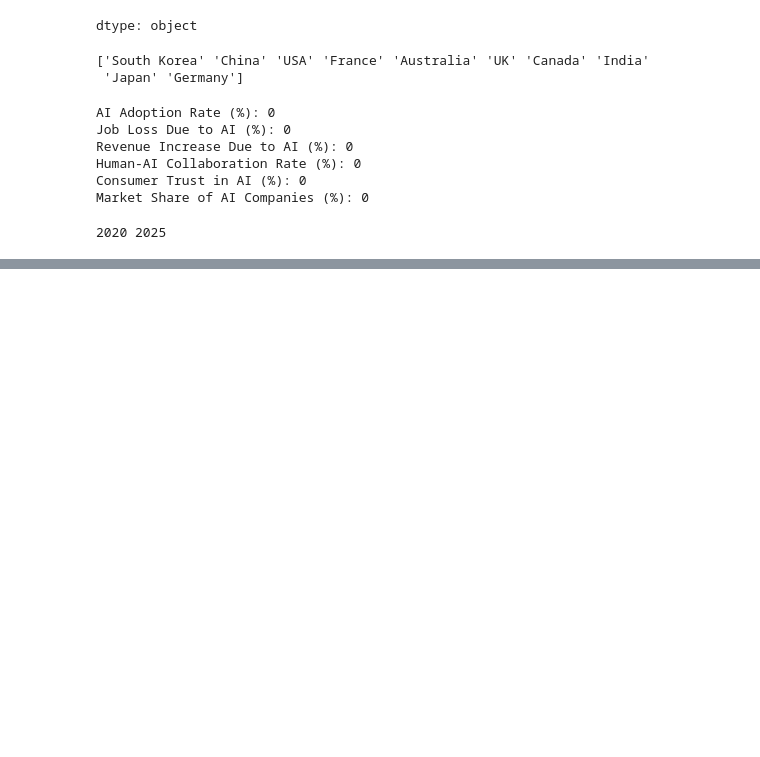
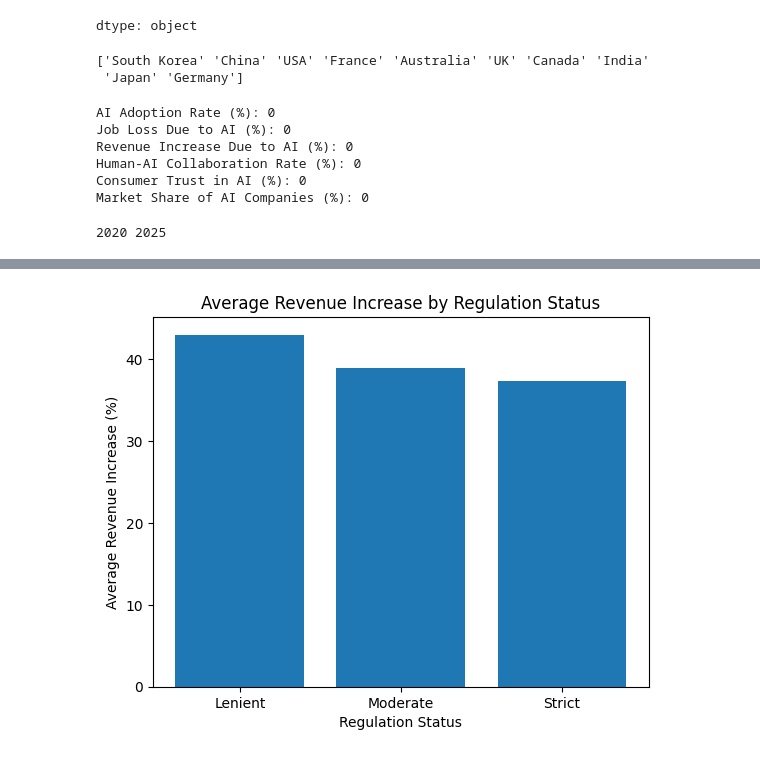
Before and after one commit to sarahchaewon/DSRP_, a Jupyter notebook: test.ipynb, the cells around one changed output, grey strips where cells are left out. Drawn from its saved outputs; the diff is of its cells as text; code cells hidden in the pictures; blank space fills up the shorter version.

```diff
--- a/test.ipynb
+++ b/test.ipynb
@@ -181,0 +158,10 @@ plt.show()
+# %%
+# average revenue increase by Regulation
+avg_revenue = df.groupby('Regulation Status')['Revenue Increase Due to AI (%)'].mean()
+plt.bar(avg_revenue.index, avg_revenue.values)
+plt.xlabel('Regulation Status')
+plt.ylabel('Average Revenue Increase (%)')
+plt.title('Average Revenue Increase by Regulation Status')
+plt.show()
+# %% [output]
+[figure, added]
```
Also changed, not shown: parts of 7 cells of this notebook.
